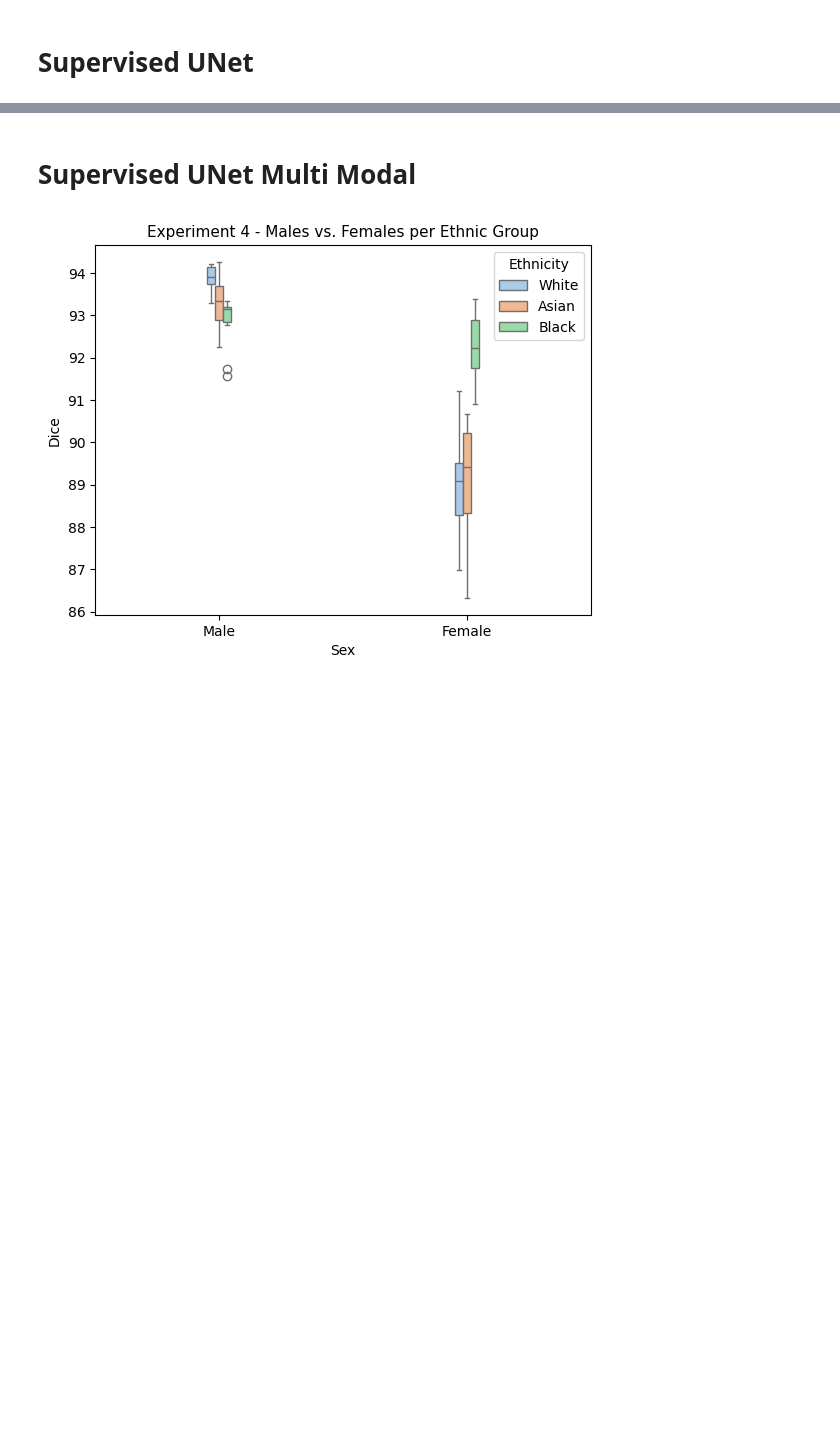
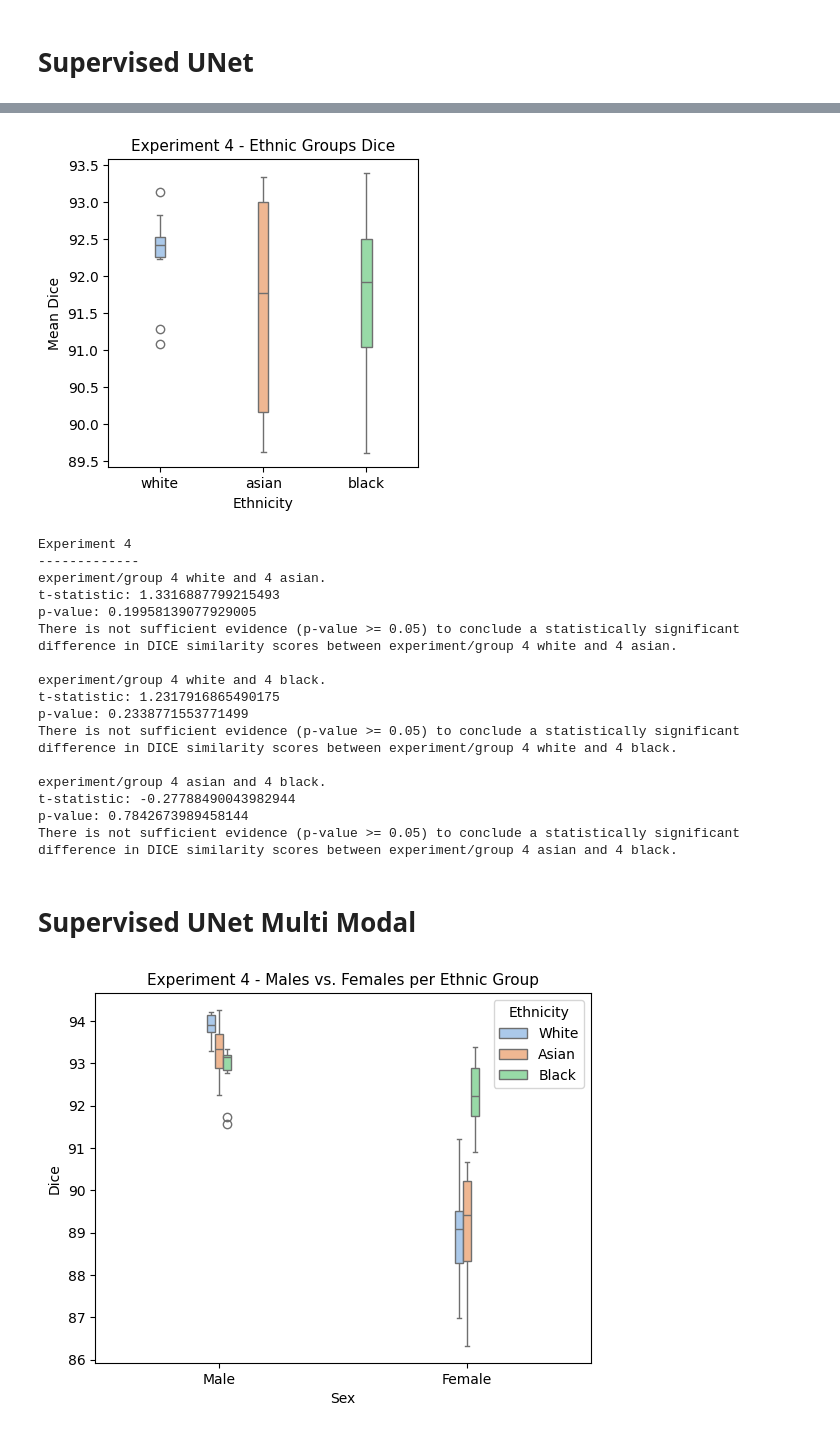
Before and after one commit to msskzx/UniMatch, a Jupyter notebook: more-scenarios/medical/tasks_analysis.ipynb, the cells around one changed output, grey strips where cells are left out. Drawn from its saved outputs; the diff is of its cells as text; code cells hidden in the pictures; blank space fills up the shorter version.

```diff
--- a/more-scenarios/medical/tasks_analysis.ipynb
+++ b/more-scenarios/medical/tasks_analysis.ipynb
@@ -38,3 +66,24 @@ nls.ethn_ttest(unet_ethn_df, exp=4)
+# %%
+nls.boxplot_ethn_dice(unet_ethn_df, exp=4)
+nls.ethn_ttest(unet_ethn_df, exp=4)
+# %% [output]
+[figure, added]
+Experiment 4
+-------------
+experiment/group 4 white and 4 asian.
+t-statistic: 1.3316887799215493
+p-value: 0.19958139077929005
+There is not sufficient evidence (p-value >= 0.05) to conclude a statistically significant difference in DICE similarity scores between experiment/group 4 white and 4 asian.
+
+experiment/group 4 white and 4 black.
+t-statistic: 1.2317916865490175
+p-value: 0.2338771553771499
+There is not sufficient evidence (p-value >= 0.05) to conclude a statistically significant difference in DICE similarity scores between experiment/group 4 white and 4 black.
+
+experiment/group 4 asian and 4 black.
+t-statistic: -0.27788490043982944
+p-value: 0.7842673989458144
+There is not sufficient evidence (p-value >= 0.05) to conclude a statistically significant difference in DICE similarity scores between experiment/group 4 asian and 4 black.
 # %% [markdown]
 # Supervised UNet Multi Modal
 # %%
```
Also changed, not shown: parts of 6 cells of this notebook, 1 other file.
